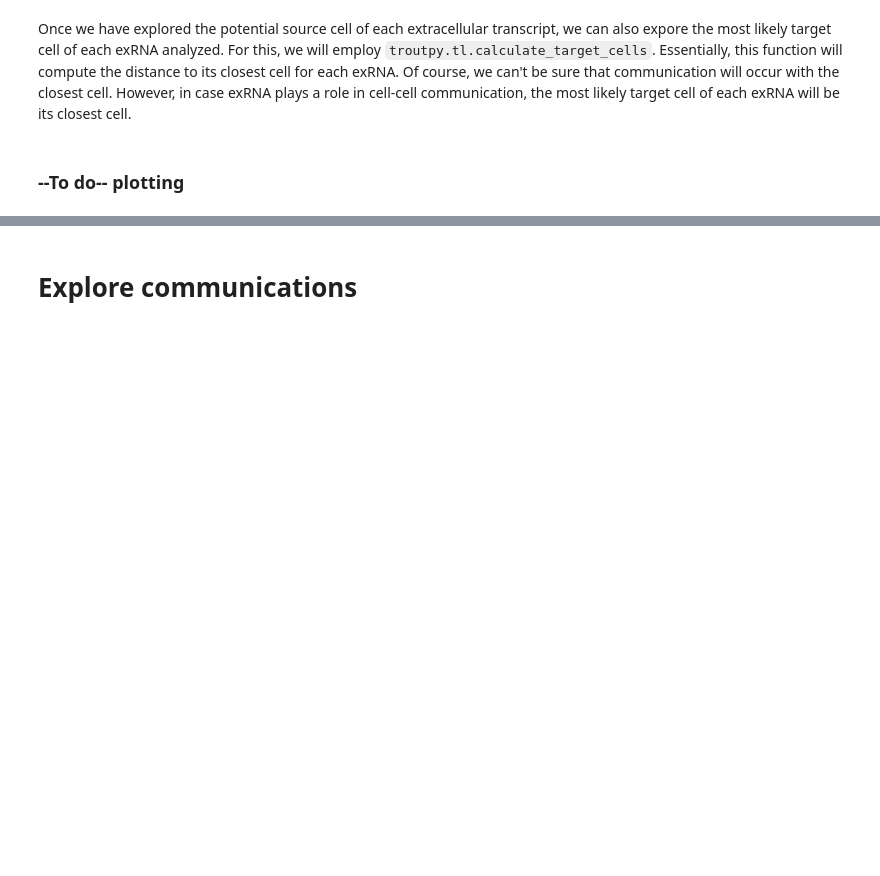
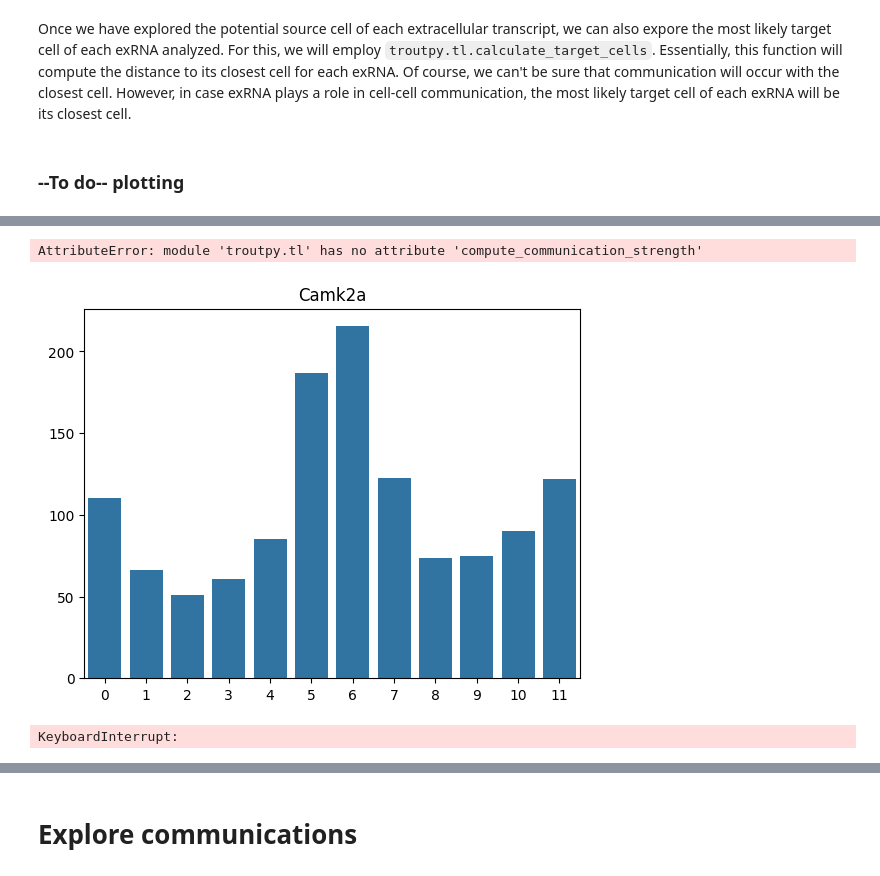
Before and after one commit to theislab/troutpy, a Jupyter notebook: notebooks/spatialdata_tutorials/4_explore_comunication.ipynb, the cells around one changed output, grey strips where cells are left out. Drawn from its saved outputs; the diff is of its cells as text; code cells hidden in the pictures; blank space fills up the shorter version.

Commit message:
communication_genes

```diff
--- a/notebooks/spatialdata_tutorials/4_explore_comunication.ipynb
+++ b/notebooks/spatialdata_tutorials/4_explore_comunication.ipynb
@@ -70 +300,8 @@ INFO     The Zarr backing store has been changed from
          /media/sergio/Discovair_final/mousebrain_prime_crop_communication.zarr
+# %%
+xenium_path_cropped = "/media/sergio/Discovair_final/mousebrain_prime_crop_communication.zarr"
+sdata=sd.read_zarr(xenium_path_cropped)
+# %%
+troutpy.tl.compute_communication_strength(sdata)
+# %% [output]
+AttributeError: module 'troutpy.tl' has no attribute 'compute_communication_strength'
@@ -70,0 +472,8 @@ INFO     The Zarr backing store has been changed from
+# %%
+results_df=analyze_transcript_distribution_with_edge_correction(
+    sdata, layer="transcripts", gene_id_column="feature_name",
+ xcoord="x", ycoord="y",xcellcoord="x_centroid",ycellcoord="y_centroid",
+    resolution=12, max_distance=50, edge_buffer=20, copy=False)
+# %% [output]
+[figure, added]
+KeyboardInterrupt:
```
Also changed, not shown: parts of 21 cells of this notebook, 4 other files.
